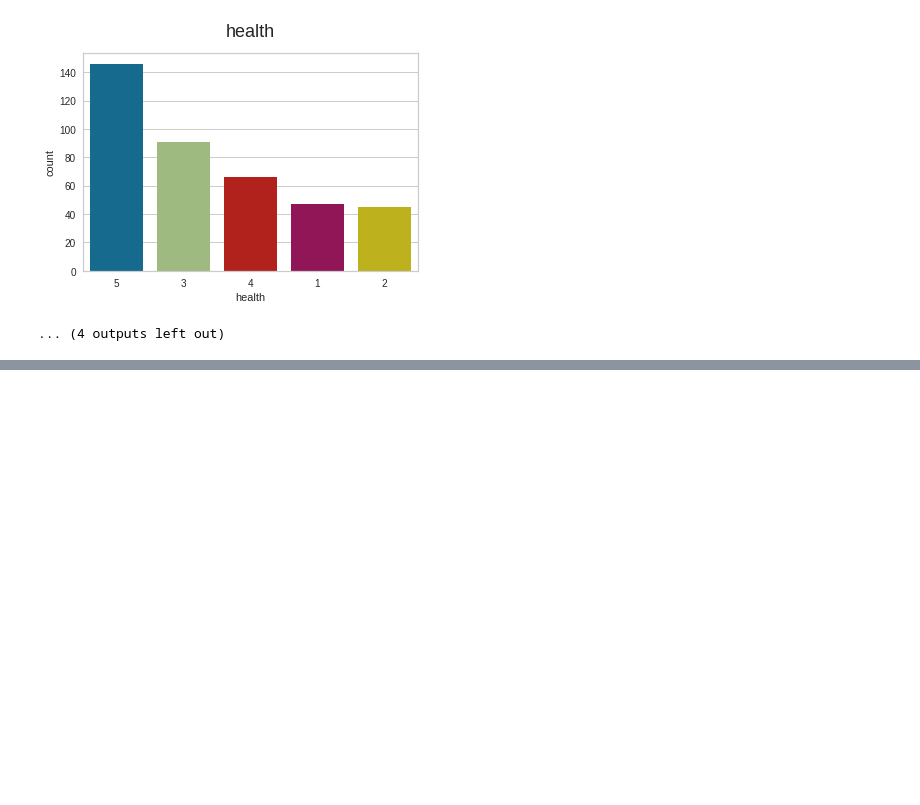
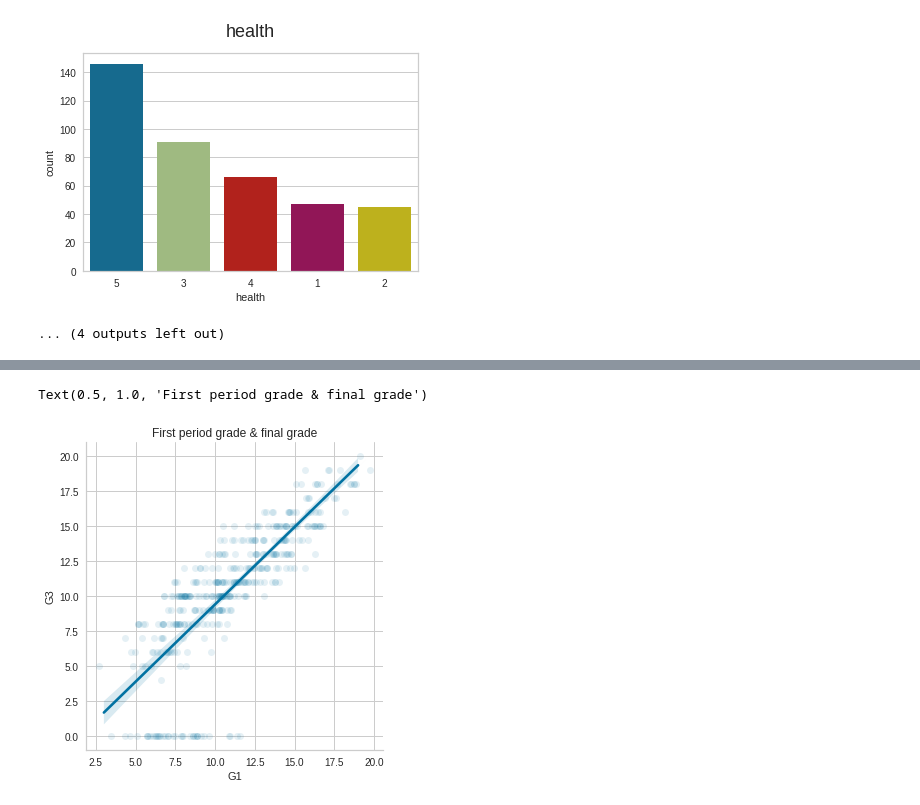
Before and after one commit to aaguil8a/Tabular-Playground-Series---Oct-2021, a Jupyter notebook: SecondIdeaAAA.ipynb, the cells around one changed output, grey strips where cells are left out. Saved outputs shown, nothing was run; the diff lists cells and outputs as text; code cells hidden in the pictures; blank space fills up the shorter version.

```diff
--- a/SecondIdeaAAA.ipynb
+++ b/SecondIdeaAAA.ipynb
@@ -606,0 +344,6 @@ print(tree.export_text(dt, feature_names=list(X.columns)))
+# %%
+sns.lmplot(x='G1', y='G3', data=df, x_jitter=1, scatter_kws={'alpha':.1})
+plt.title('First period grade & final grade')
+# %% [output]
+Text(0.5, 1.0, 'First period grade & final grade')
+[figure, added]
```
Also changed, not shown: parts of 56 cells of this notebook.
